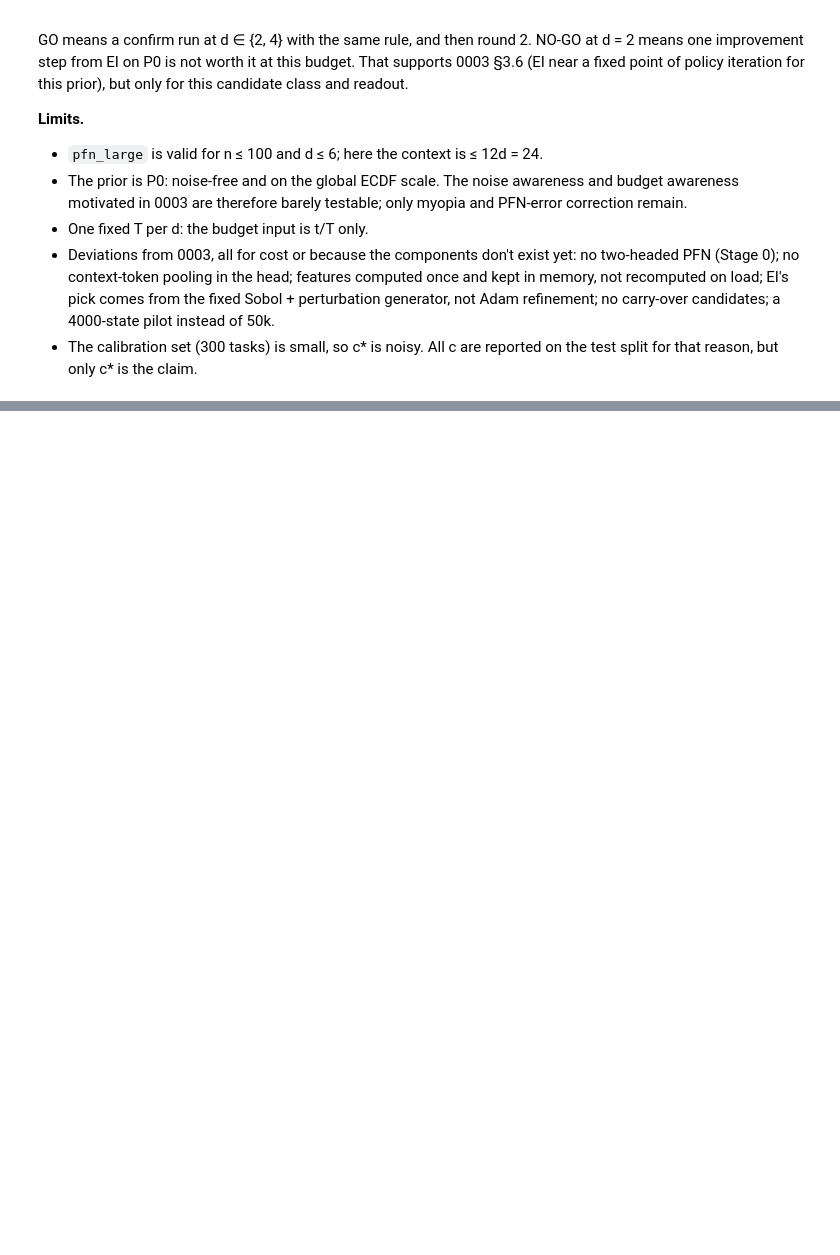
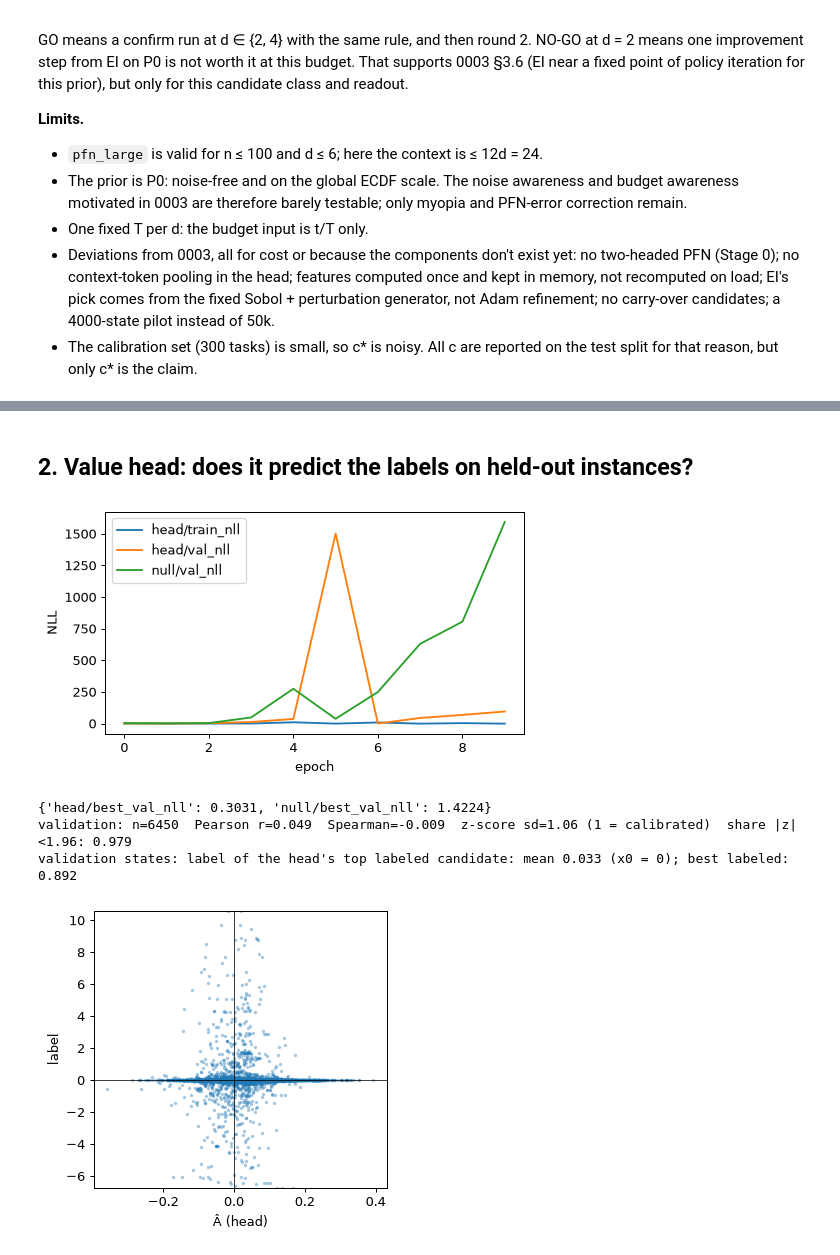
Before and after one commit to timruhkopf/anytime-acquisition, a Jupyter notebook: notebooks/06_2026-11-11_api_round1.ipynb, the cells around one changed output, grey strips where cells are left out. Drawn from its saved outputs; the diff is of its cells as text; code cells hidden in the pictures; blank space fills up the shorter version.

```diff
--- a/notebooks/06_2026-11-11_api_round1.ipynb
+++ b/notebooks/06_2026-11-11_api_round1.ipynb
@@ -68,0 +180,28 @@ The GO / NO-GO criterion from the description, evaluated, in one line. Record it
+# %% [markdown]
+## 2. Value head: does it predict the labels on held-out instances?
+# %%
+cur = snap.curves()
+fig, ax = plt.subplots(1, 1, figsize=(6, 3.2), dpi=90)
+for k in ("head/train_nll", "head/val_nll", "null/val_nll"):
+    c = cur.loc[cur.key == k]
+    ax.plot(c.step, c.value, label=k)
+ax.set_xlabel("epoch"); ax.set_ylabel("NLL"); ax.legend(); plt.show()
+print({k: round(float(S[k]), 4) for k in ("head/best_val_nll", "null/best_val_nll")})
+v = labels.loc[(labels.split == "val") & labels.valid & (labels.j > 0)]
+r = np.corrcoef(v.A_hat, v.adv)[0, 1]
+rs = v[["A_hat", "adv"]].rank().corr().iloc[0, 1]
+z = (v.adv - v.A_hat) / np.sqrt(v.sigma**2 + v.se**2)
+print(f"validation: n={len(v)}  Pearson r={r:.3f}  Spearman={rs:.3f}  z-score sd={z.std():.2f} (1 = calibrated)  share |z|<1.96: {(z.abs() < 1.96).mean():.3f}")
+# within-state ranking: does the head's top labeled candidate beat x0 on the labels?
+vv = labels.loc[(labels.split == "val") & labels.valid]
+top = vv.loc[vv.groupby("state").A_hat.idxmax()]
+print(f"validation states: label of the head's top labeled candidate: mean {top.adv.mean():.3f} (x0 = 0); best labeled: {vv.groupby('state').adv.max().mean():.3f}")
+fig, ax = plt.subplots(1, 1, figsize=(4.2, 4), dpi=90)
+ax.scatter(v.A_hat, v.adv, s=3, alpha=0.3); ax.axhline(0, c="k", lw=0.6); ax.axvline(0, c="k", lw=0.6)
+ax.set_xlabel("Â (head)"); ax.set_ylabel("label"); ax.set_ylim(np.percentile(v.adv, [0.5, 99.5])); plt.show()
+# %% [output]
+[figure, added]
+{'head/best_val_nll': 0.3031, 'null/best_val_nll': 1.4224}
+validation: n=6450  Pearson r=0.049  Spearman=-0.009  z-score sd=1.06 (1 = calibrated)  share |z|<1.96: 0.979
+validation states: label of the head's top labeled candidate: mean 0.033 (x0 = 0); best labeled: 0.892
+[figure, added]
```
Also changed, not shown: parts of 15 cells of this notebook, 16 other files.
